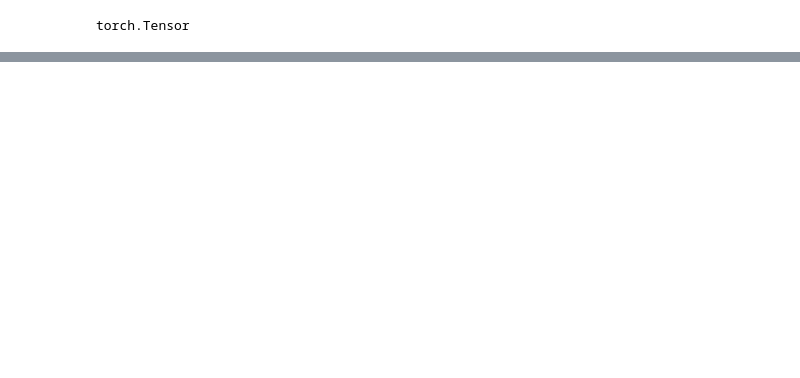
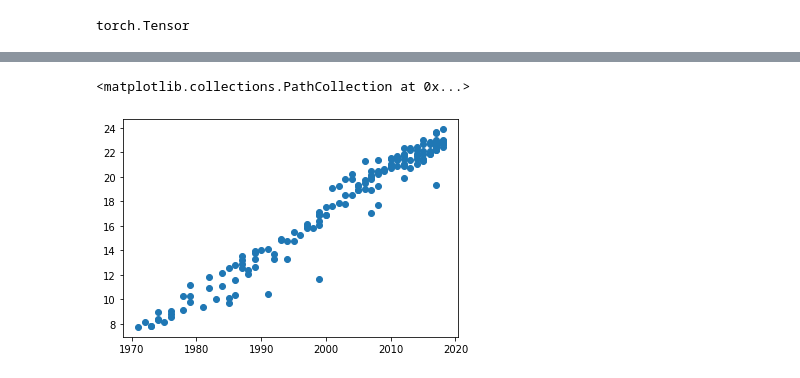
Before and after one commit to AimjGuytidy/pytorch-on, a Jupyter notebook: lazy_pytorch.ipynb, the cells around one changed output, grey strips where cells are left out. Drawn from its saved outputs; the diff is of its cells as text; code cells hidden in the pictures; blank space fills up the shorter version.

```diff
--- a/lazy_pytorch.ipynb
+++ b/lazy_pytorch.ipynb
@@ -84,0 +148,7 @@ plt.plot(X,predicted,label="Predicted values")
+# %%
+# let's transform our data
+Y = np.log(Y)
+plt.scatter(X,Y)
+# %% [output]
+<matplotlib.collections.PathCollection at 0x...>
+[figure, added]
```
Also changed, not shown: parts of 19 cells of this notebook.
